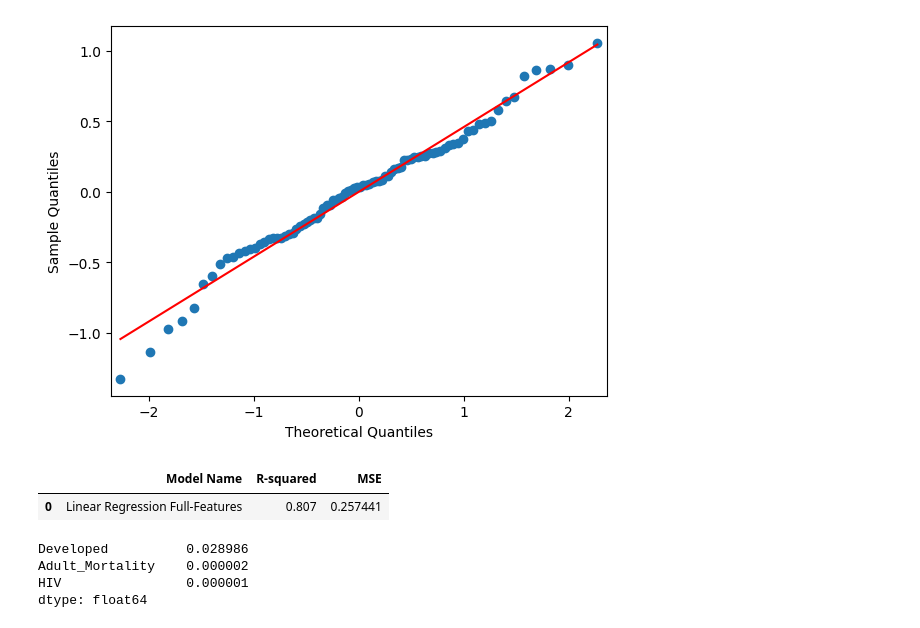
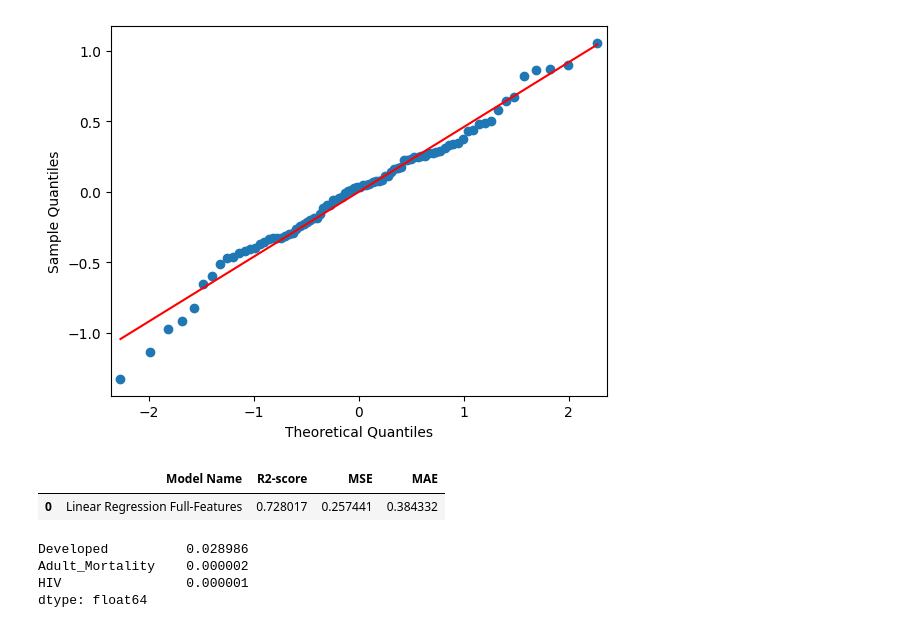
Before and after one commit to vinaykumargummadi/Data-Science-Projects, a Jupyter notebook: MicroProject and Assignment/VinayKumarG_Graded_assigment.ipynb, the cells around one changed output. Drawn from its saved outputs; the diff is of its cells as text; code cells hidden in the pictures.

```diff
--- a/MicroProject and Assignment/VinayKumarG_Graded_assigment.ipynb
+++ b/MicroProject and Assignment/VinayKumarG_Graded_assigment.ipynb
@@ -348,11 +357,11 @@ df_cat_features_encoded=pd.get_dummies(df_cat_features)
 # %% [markdown]
 ### Preparing the features for model traning and testing
 # %%
-columns = ['Model Name', 'R-squared', 'MSE']
+columns = ['Model Name', 'R2-score', 'MSE' , 'MAE']
 model_summary_stats = pd.DataFrame(columns=columns)
-def UpdateSummaryTable(model_name,r_sq,mse):
+def UpdateSummaryTable(model_name,r_sq,mse,mae):
     global model_summary_stats
-    new_row = pd.DataFrame([[model_name,r_sq,mse]],columns=columns)
+    new_row = pd.DataFrame([[model_name,r_sq,mse,mae]],columns=columns)
     model_summary_stats=pd.concat([model_summary_stats,new_row])
     return model_summary_stats
 # %%
@@ -416,11 +422,16 @@ qqplot(FUll_MLR_model.resid,line='r')
 plt.show()
 # %% [output]
 [figure]
+# %%
+full_y_predict=FUll_MLR_model.predict(x_test)
+full_mse=mean_squared_error(y_test,full_y_predict)
+full_mae=mean_absolute_error(y_test,full_y_predict)
+r2 = r2_score(y_test, full_y_predict)
 # %%
-UpdateSummaryTable('Linear Regression Full-Features',np.round(FUll_MLR_model.rsquared,3),full_mse)
+UpdateSummaryTable('Linear Regression Full-Features',r2,full_mse,full_mae)
 # %% [output]
-|  | Model Name | R-squared | MSE |
-| 0 | Linear Regression Full-Features | 0.807 | 0.257441 |
+|  | Model Name | R2-score | MSE | MAE |
+| 0 | Linear Regression Full-Features | 0.728017 | 0.257441 | 0.384332 |
 # %%
 p_values = FUll_MLR_model.pvalues
 
```
Also changed, not shown: parts of 33 cells of this notebook, 1 other file.
